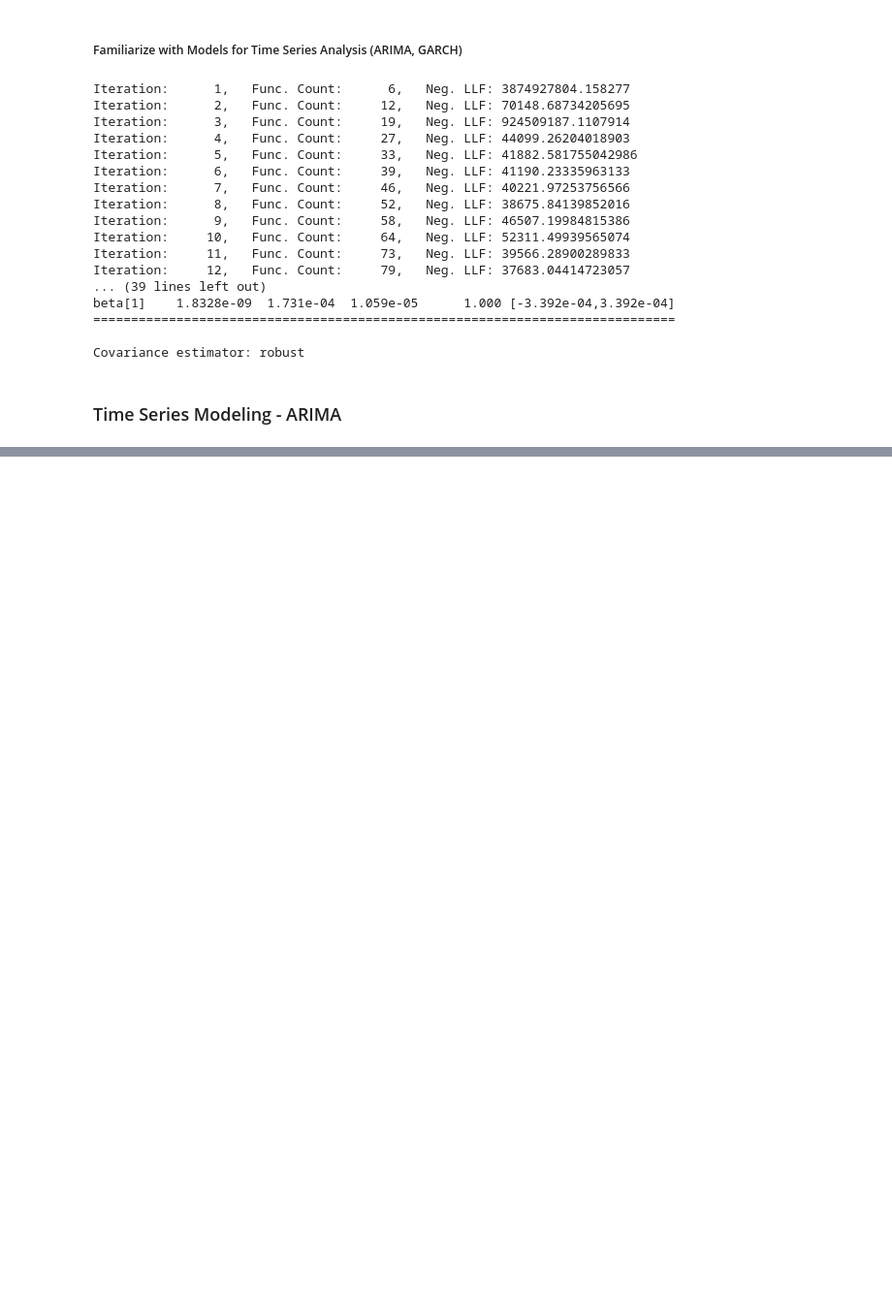
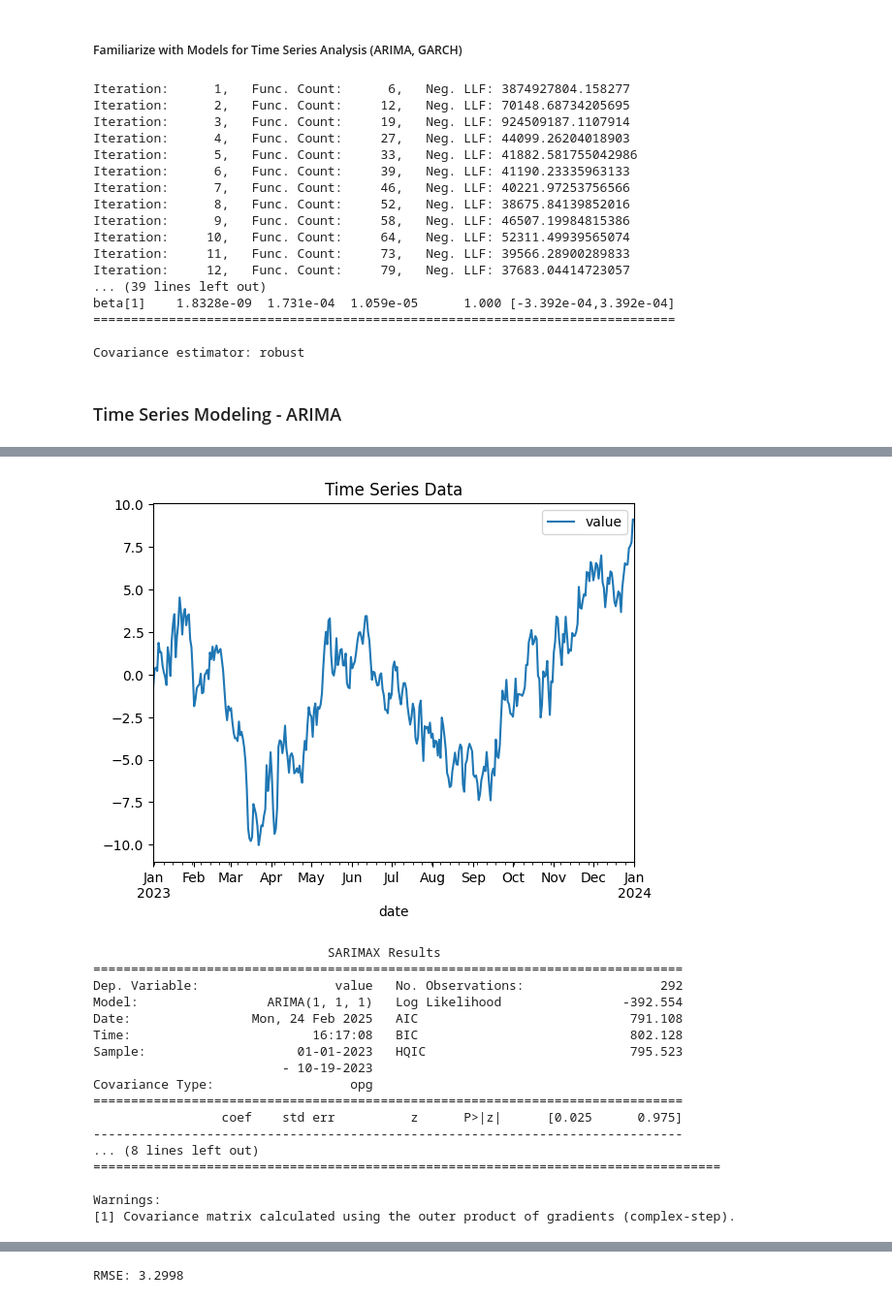
Before and after one commit to GetieBalew24/BrentOil-PriceModeling, a Jupyter notebook: notebooks/oil_price_EDA.ipynb, the cells around one changed output, grey strips where cells are left out. Shown at 97% size. Saved outputs shown, nothing was run; the diff lists cells and outputs as text; code cells hidden in the pictures; blank space fills up the shorter version.

Commit message:
Time Series Modeling - ARIMA

```diff
--- a/notebooks/oil_price_EDA.ipynb
+++ b/notebooks/oil_price_EDA.ipynb
@@ -281,3 +281,60 @@ Covariance Type:                  opg
 
 Warnings:
 [1] Covariance matrix calculated using the outer product of gradients (complex-step).
+# %%
+from sklearn.metrics import mean_squared_error
+# Simulated time series data (replace with your actual dataset)
+date_rng = pd.date_range(start='2023-01-01', end='2024-01-01', freq='D')
+data = pd.DataFrame(date_rng, columns=['date'])
+data['value'] = np.random.randn(len(date_rng)).cumsum()  # Random walk
+
+data.set_index('date', inplace=True)
+
+# Visualize the time series
+data.plot(title='Time Series Data')
+plt.show()
+
+# Split data into training and test sets
+train_size = int(len(data) * 0.8)
+train, test = data[:train_size], data[train_size:]
+
+# Fit ARIMA model (p=1, d=1, q=1)
+model = ARIMA(train['value'], order=(1, 1, 1))
+model_fit = model.fit()
+
+# Summary of the model
+print(model_fit.summary())
+
+# Forecasting
+forecast = model_fit.forecast(steps=len(test))
+
+# Visualize actual vs predicted
+plt.figure(figsize=(10, 6))
+plt.plot(test.index, test['value'], label='Actual')
+plt.plot(test.index, forecast, label='Forecast', linestyle='--')
+plt.legend()
+plt.title('Actual vs Forecast')
+plt.show()
+
+# Calculate RMSE
+rmse = np.sqrt(mean_squared_error(test['value'], forecast))
+print(f'RMSE: {rmse:.4f}')
+# %% [output]
+[figure, added]
+                               SARIMAX Results
+==============================================================================
+Dep. Variable:                  value   No. Observations:                  292
+Model:                 ARIMA(1, 1, 1)   Log Likelihood                -392.554
+Date:                Mon, 24 Feb 2025   AIC                            791.108
+Time:                        16:17:08   BIC                            802.128
+Sample:                    01-01-2023   HQIC                           795.523
+                         - 10-19-2023
+Covariance Type:                  opg
+==============================================================================
+                 coef    std err          z      P>|z|      [0.025      0.975]
+------------------------------------------------------------------------------
+... (8 lines left out)
+===================================================================================
+
+Warnings:
+[1] Covariance matrix calculated using the outer product of gradients (complex-step).
@@ -283,0 +342 @@ Warnings:
+RMSE: 3.2998
```
Also changed, not shown: parts of 12 cells of this notebook, 1 other file.
